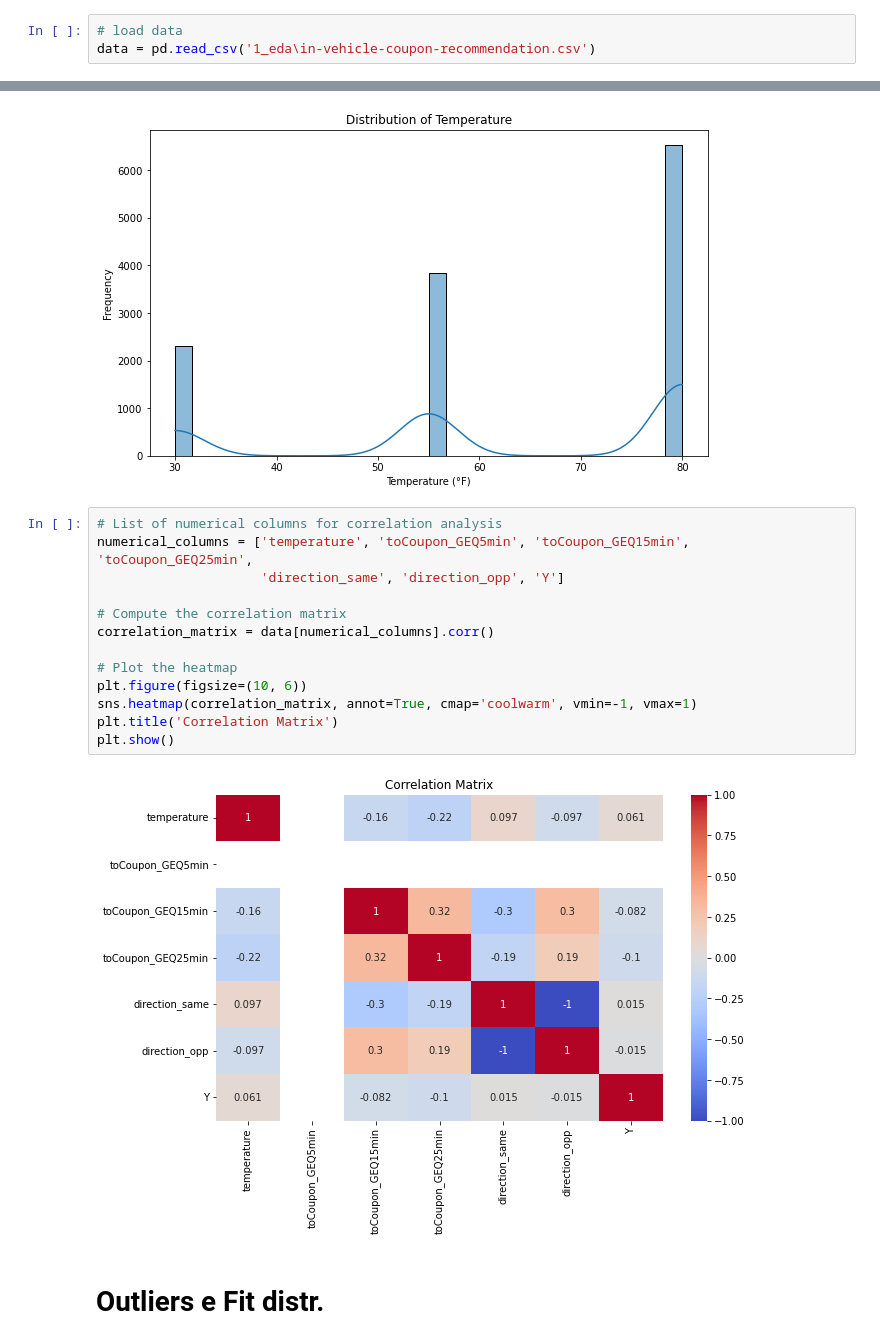
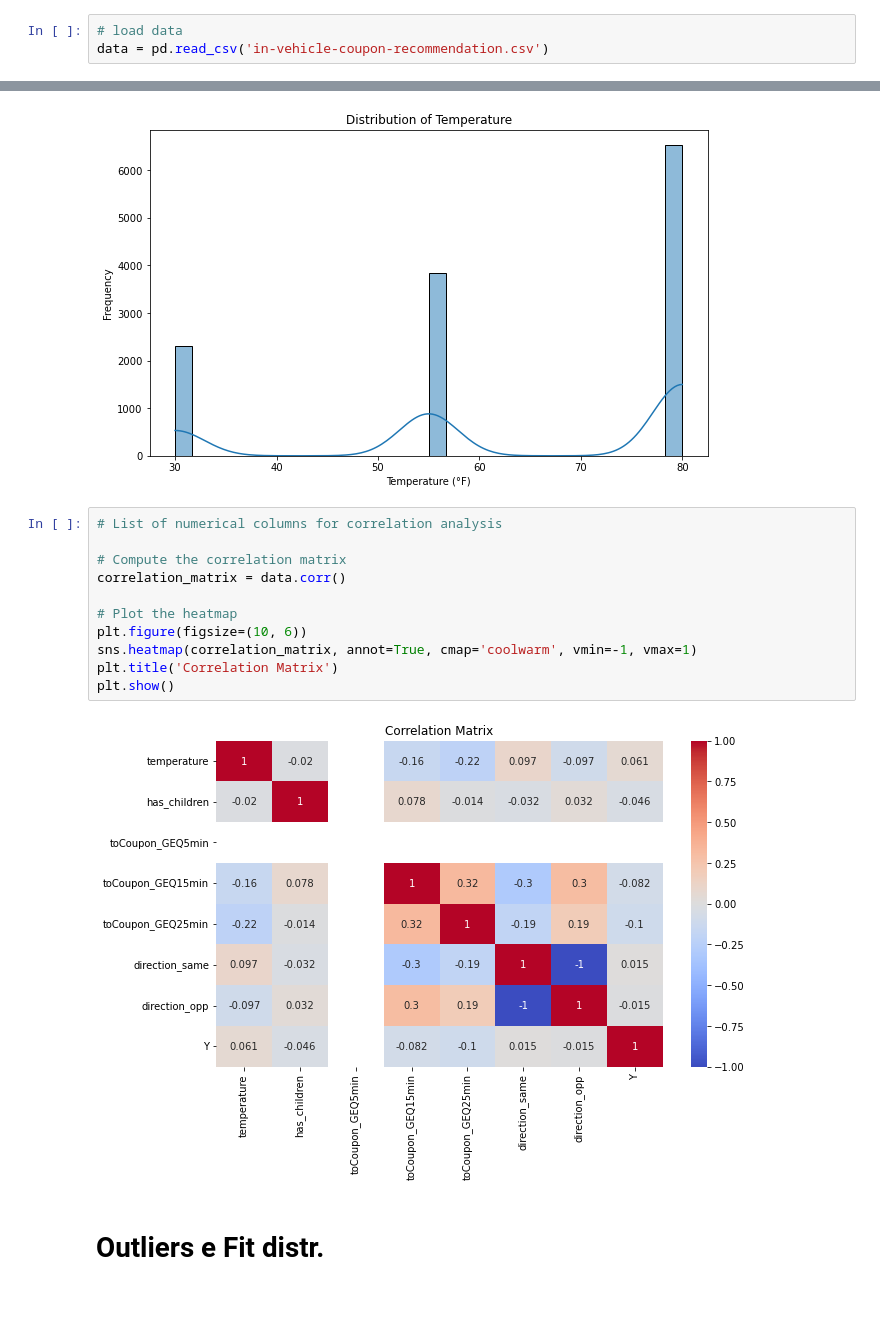
Before and after one commit to leobt23/Data_Mining, a Jupyter notebook: 1_eda/leo.ipynb, the cells around one changed output, grey strips where cells are left out. Cells and saved outputs as stored; diff of their text form; blank space fills up the shorter version.

```diff
--- a/1_eda/leo.ipynb
+++ b/1_eda/leo.ipynb
@@ -7,7 +7,7 @@ import matplotlib.pyplot as plt
 import seaborn as sns
 # %%
 # load data
-data = pd.read_csv('1_eda\in-vehicle-coupon-recommendation.csv')
+data = pd.read_csv('in-vehicle-coupon-recommendation.csv')
 # %%
 # Display the first few rows of the dataset
 data_head = data.head()
@@ -95,19 +95,17 @@ plt.show()
 [figure]
 # %%
 # List of numerical columns for correlation analysis
-numerical_columns = ['temperature', 'toCoupon_GEQ5min', 'toCoupon_GEQ15min', 'toCoupon_GEQ25min',
-                     'direction_same', 'direction_opp', 'Y']
 
 # Compute the correlation matrix
-correlation_matrix = data[numerical_columns].corr()
+correlation_matrix = data.corr()
 
 # Plot the heatmap
 plt.figure(figsize=(10, 6))
 sns.heatmap(correlation_matrix, annot=True, cmap='coolwarm', vmin=-1, vmax=1)
 plt.title('Correlation Matrix')
 plt.show()
 # %% [output]
-[figure, old version]
+[figure, new version]
 # %% [markdown]
 # Outliers e Fit distr.
 # %% [markdown]
```
Also changed, not shown: parts of 13 cells of this notebook, 1 other file.
